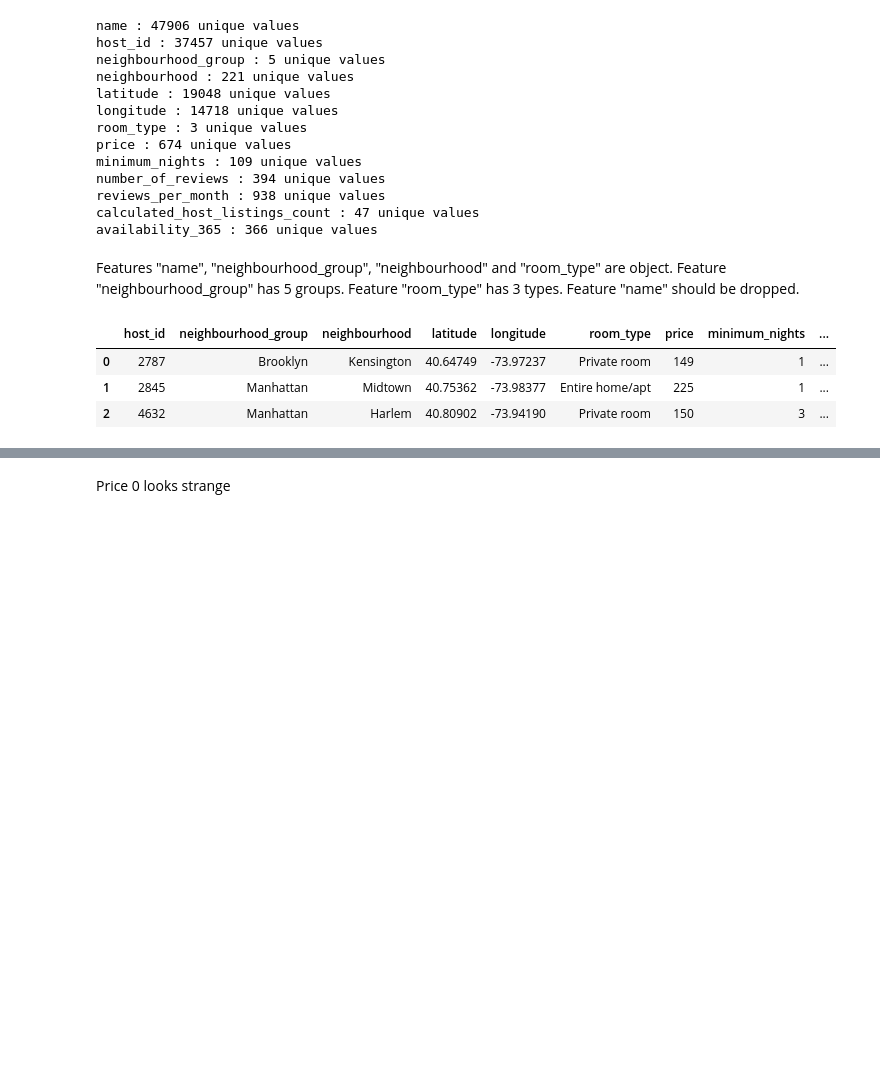
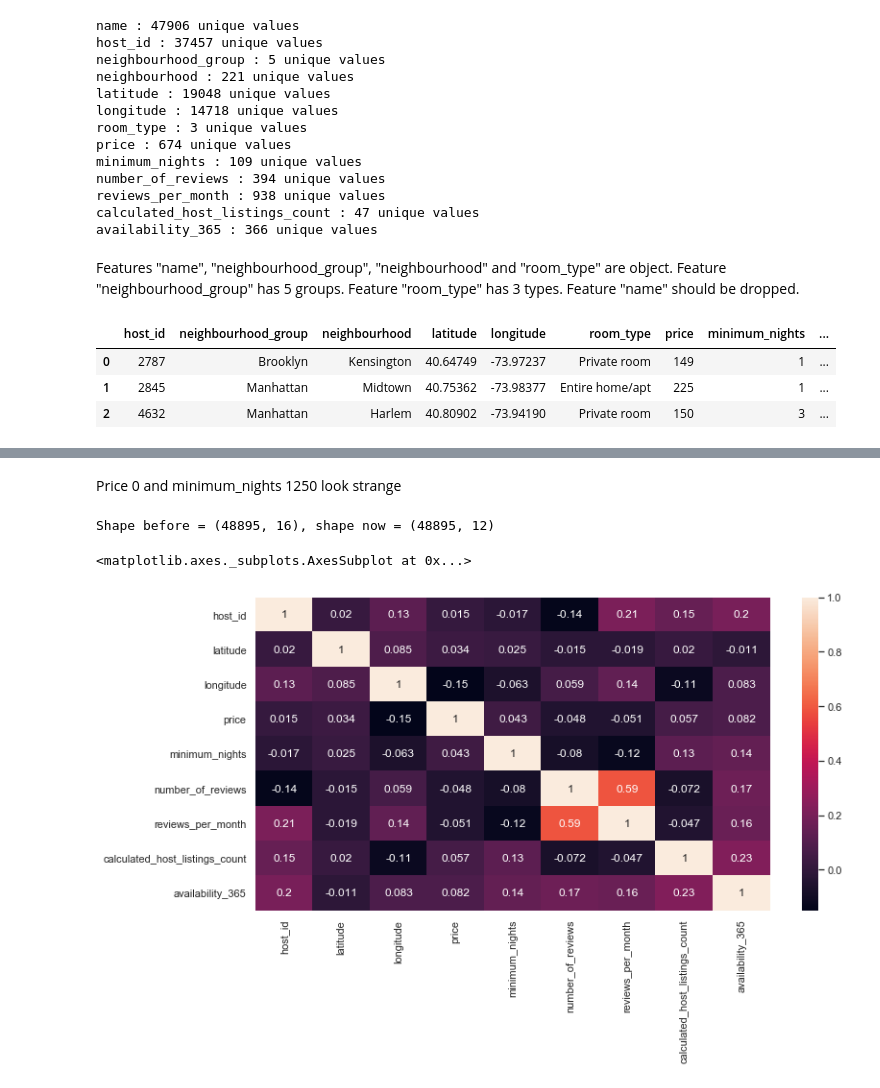
Before and after one commit to aleksanp/airbnb-prices, a Jupyter notebook: airbnb_learning.ipynb, the cells around one changed output, grey strips where cells are left out. Saved outputs shown, nothing was run; the diff lists cells and outputs as text; code cells hidden in the pictures; blank space fills up the shorter version.

Commit message:
Add maps
add maps and visualisation

```diff
--- a/airbnb_learning.ipynb
+++ b/airbnb_learning.ipynb
@@ -23,6 +23,8 @@ import seaborn as sns
 # from pandas.tools.plotting import table
 
 %matplotlib inline
+# %%
+sns.set(rc={'figure.figsize':(8,4.5)})
 # %%
 airbnb_data_full = pd.read_csv('AB_NYC_2019.csv')
 # %%
@@ -80,5 +82,5 @@ airbnb_data_full.duplicated().sum()
 # %% [output]
 0
 # %%
-airbnb_data_full.drop(['id','host_name','last_review'], axis=1, inplace=True)
+airbnb_data = airbnb_data_full.drop(['id','host_name','last_review'], axis=1)
 # %%
@@ -108,5 +111,5 @@ dtype: float64
 # %% [markdown]
 20% missing in reviews_per_month
 # %%
-airbnb_data_full.fillna({'reviews_per_month':0}, inplace=True)
+airbnb_data.fillna({'reviews_per_month':0}, inplace=True)
 # %%
@@ -160,5 +163,5 @@ availability_365 : 366 unique values
 Features "name", "neighbourhood_group", "neighbourhood" and "room_type" are object.
 Feature "neighbourhood_group" has 5 groups. Feature "room_type" has 3 types. Feature "name" should be dropped.
 # %%
-airbnb_data_full.drop(['name'], axis=1, inplace=True)
+airbnb_data.drop(['name'], axis=1, inplace=True)
 # %%
@@ -184,4 +187,15 @@ airbnb_data_full.describe()
 | 75% | 1.074344e+08 | 40.763115 | -73.936275 | 175.000000 | 5.000000 | 24.000000 | 1.580000 | ... |
 | max | 2.743213e+08 | 40.913060 | -73.712990 | 10000.000000 | 1250.000000 | 629.000000 | 58.500000 | ... |
 # %% [markdown]
-Price 0 looks strange
+Price 0 and minimum_nights 1250 look strange
+# %%
+print(f'Shape before = {airbnb_data_full.shape}, shape now = {airbnb_data.shape}')
+# %% [output]
+Shape before = (48895, 16), shape now = (48895, 12)
+# %%
+feature_correlation = airbnb_data.corr()
+plt.figure(figsize=(12,6))
+sns.heatmap(feature_correlation, annot=True)
+# %% [output]
+<matplotlib.axes._subplots.AxesSubplot at 0x...>
+[figure, added]
```
Also changed, not shown: parts of 20 cells of this notebook, 1 other file.
